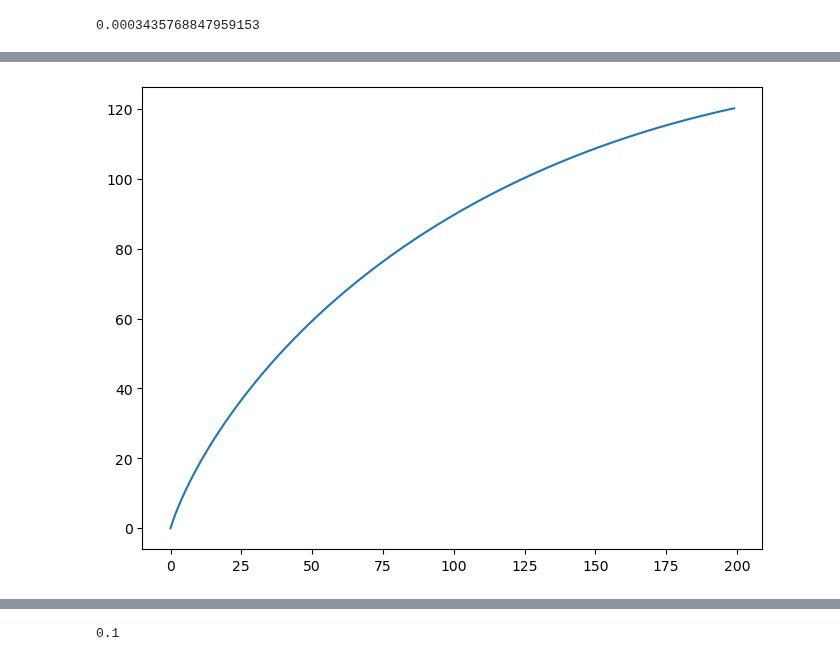
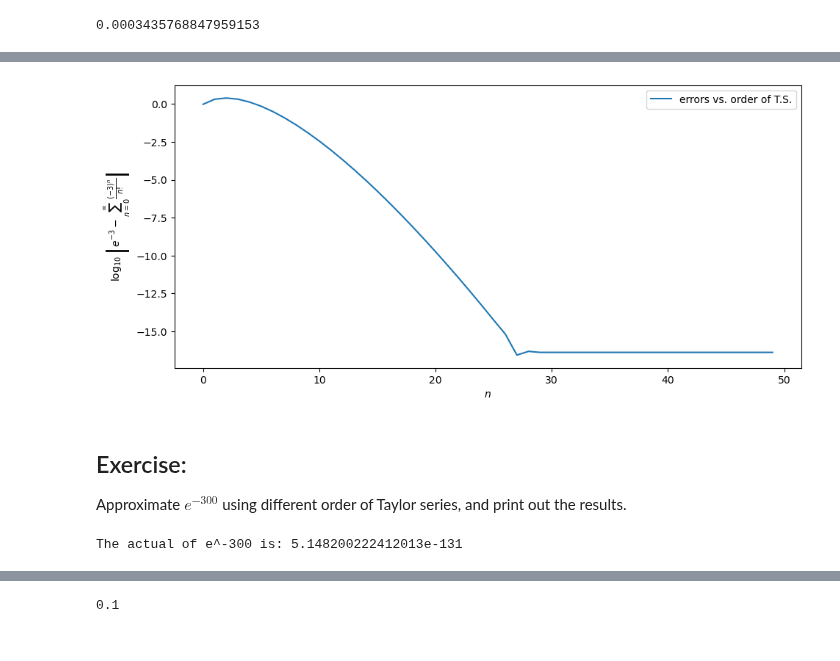
Before and after one commit to DaVas1410/computational-physics-2, a Jupyter notebook: unit-4/403-PDE-errors.ipynb, the cells around one changed output, grey strips where cells are left out. Cells and saved outputs as stored; diff of their text form; code cells hidden in the pictures.

```diff
--- a/unit-4/403-PDE-errors.ipynb
+++ b/unit-4/403-PDE-errors.ipynb
@@ -176,7 +186,7 @@ Numerically, to add many terms in a sum, we should be mindful of numerical accum
 
 Approximate $e^{-3}$ using different order of Taylor series, and print out the results.
 # %%
-actual_exp3 = np.exp(-300)
+actual_exp3 = np.exp(-3)
 
 print("The actual of e^-3 is:", actual_exp3)
 # %% [output]
@@ -193,10 +203,10 @@ texp = [] # This is the approximate value for a specific order
 errt = [] # This is the error array
 
 # Define order
-n = 200
+n = 50
 
 # Define x
-x = -300
+x = -3
 
 # Loop to calculate the Taylor series:
 
@@ -231,10 +244,25 @@ plt.show()
 # %%
 # Plotting
 
-plt.figure(figsize=(8,6))
+plt.figure(figsize=(11,5))
 
 plt.plot(orde, np.log10(errt), label = "errors vs. order of T.S.")
 
+plt.xlabel(r"$n$")
+plt.ylabel(r"$\log_{10}\left|e^{-3} - \sum_{n=0}^{\infty}\frac{(-3)^n}{n!}\right|$")
+
+plt.legend()
+
 plt.show()
 # %% [output]
-[figure, old version]
+[figure, new version]
+# %% [markdown]
+## Exercise:
+
+Approximate $e^{-300}$ using different order of Taylor series, and print out the results.
+# %%
+actual_exp3 = np.exp(-300)
+
+print("The actual of e^-300 is:", actual_exp3)
+# %% [output]
+The actual of e^-300 is: 5.148200222412013e-131
```
Also changed, not shown: parts of 23 cells of this notebook.
